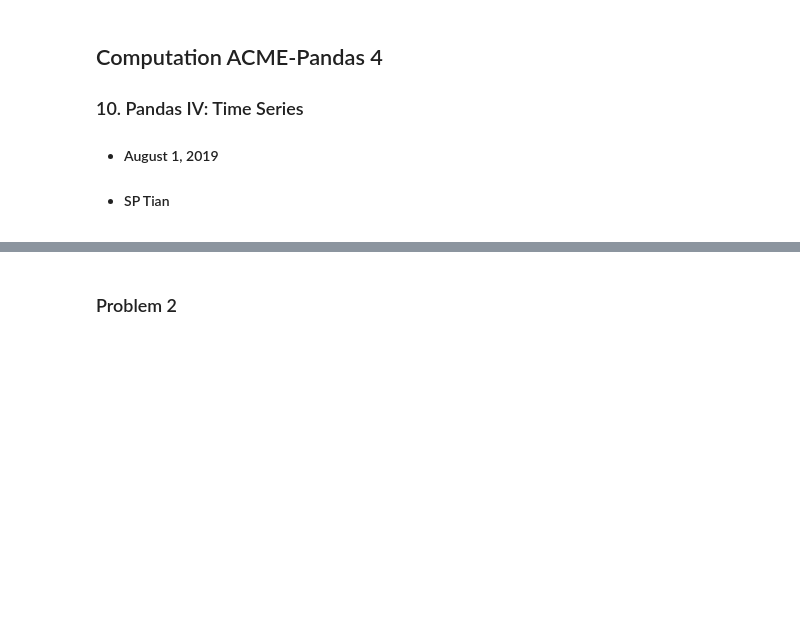
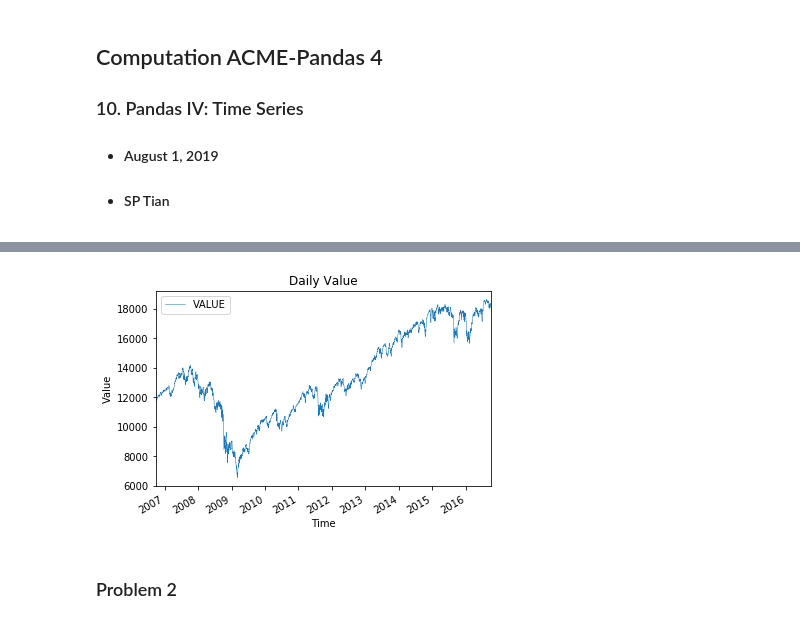
Before and after one commit to sherrytp/BootCamp2019, a Jupyter notebook: ProblemSets/Computation/Wk5/ACME-Pandas4.ipynb, the cells around one changed output, grey strips where cells are left out. Cells and saved outputs as stored; diff of their text form; code cells hidden in the pictures; blank space fills up the shorter version.

```diff
--- a/ProblemSets/Computation/Wk5/ACME-Pandas4.ipynb
+++ b/ProblemSets/Computation/Wk5/ACME-Pandas4.ipynb
@@ -68,4 +78,17 @@ dow
 2609 rows × 2 columns
+# %%
+dow = dow.drop(columns = "DATE")
+dow.index = time
+dow = dow[dow["VALUE"] != "."]
+dow["VALUE"] = dow["VALUE"].astype(float)
+
+dow.plot(lw = 0.5)
+plt.title("Daily Value")
+plt.xlabel("Time")
+plt.ylabel("Value")
+plt.show()
+# %% [output]
+[figure, added]
 # %% [markdown]
 ### Problem 2
 # %%
```
Also changed, not shown: parts of 10 cells of this notebook, 9 other files.
